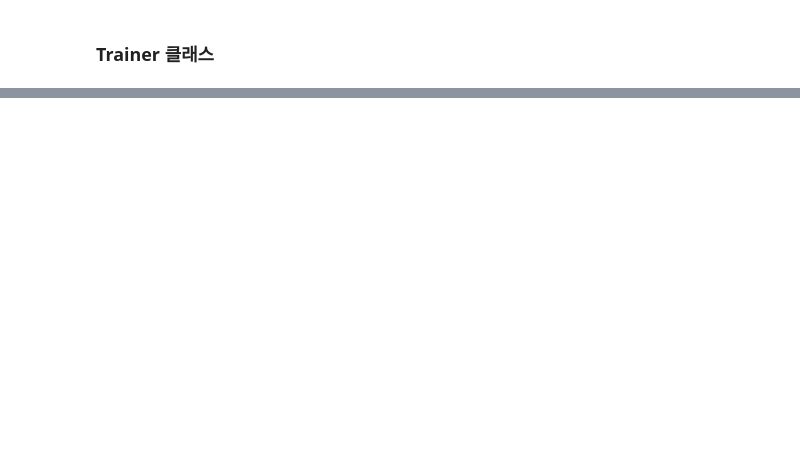
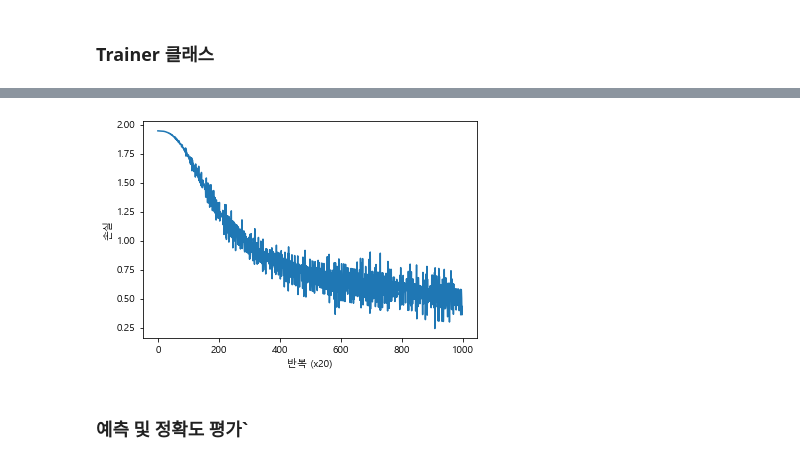
Before and after one commit to mkhoin/nlp1209, a Jupyter notebook: Word2Vec/01_Word2Vec_CBOW.ipynb, the cells around one changed output, grey strips where cells are left out. Cells and saved outputs as stored; diff of their text form; code cells hidden in the pictures; blank space fills up the shorter version.

```diff
--- a/Word2Vec/01_Word2Vec_CBOW.ipynb
+++ b/Word2Vec/01_Word2Vec_CBOW.ipynb
@@ -564,0 +535,7 @@ trainer.fit(contexts, target, max_epoch, batch_size)
+# %%
+# 시각화
+trainer.plot()
+# %% [output]
+[figure, added]
+# %% [markdown]
+### 예측 및 정확도 평가`
```
Also changed, not shown: parts of 9 cells of this notebook.
